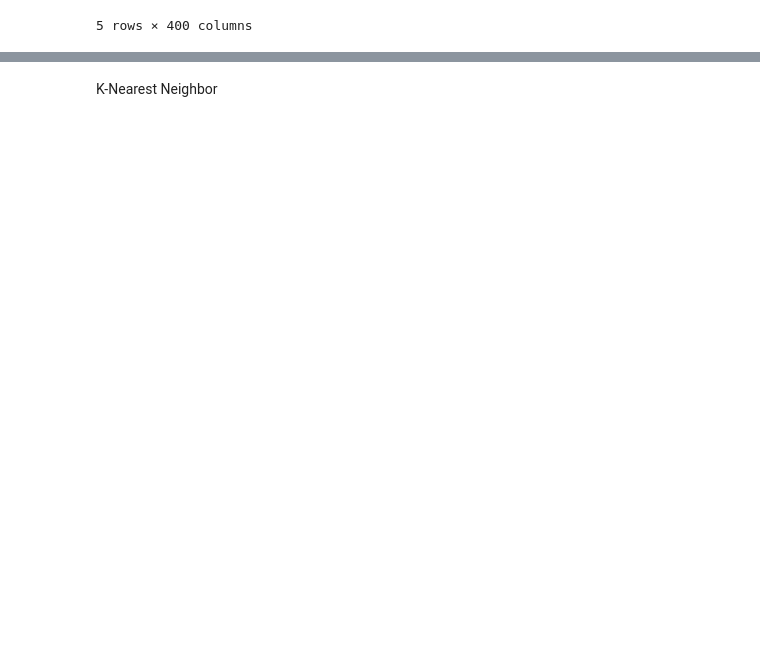
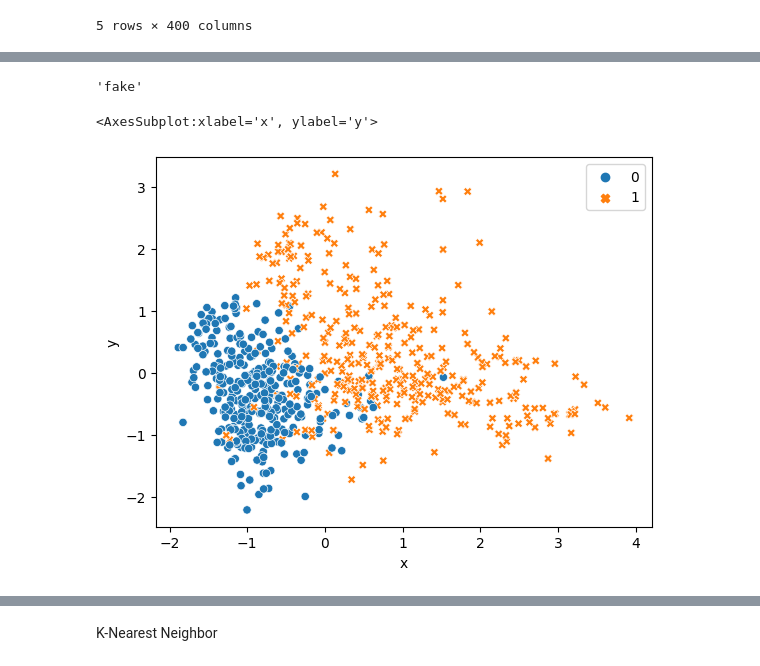
Before and after one commit to duychan/PBL6, a Jupyter notebook: pbl6.ipynb, the cells around one changed output, grey strips where cells are left out. Drawn from its saved outputs; the diff is of its cells as text; code cells hidden in the pictures; blank space fills up the shorter version.

```diff
--- a/pbl6.ipynb
+++ b/pbl6.ipynb
@@ -152,6 +293,6 @@ DataForML.head()
 # %%
-TargetVariable=DataForML.columns[-1]
-Predictors=DataForML.columns[:-1]
+TargetVariable=DataForML.columns[-2:]
+Predictors=DataForML.columns[:-2]
 
 X=DataForML[Predictors].values
 y=DataForML[TargetVariable].values
@@ -179,0 +327,5 @@ print(y_test.shape)
+# %%
+pca_breast = PCA(n_components=2)
+x_train_pca2 = pca_breast.fit_transform(X_train)
+# %%
+x_train_pca2_Df = pd.DataFrame(data = x_train_pca2, columns = ['x', 'y'])
@@ -179,0 +341,11 @@ print(y_test.shape)
+# %%
+y_train[0][0]
+# %% [output]
+'fake'
+# %%
+y_label=[]
+for i in y_train:
+    if i[0] =='fake':
+        y_label.append(0)
+    else:
+        y_label.append(1)
@@ -179,0 +354,6 @@ print(y_test.shape)
+# %%
+sns.scatterplot(x = x_train_pca2_Df.x, y=x_train_pca2_Df.y,
+               hue = y_label, style=y_label)
+# %% [output]
+<AxesSubplot:xlabel='x', ylabel='y'>
+[figure, added]
```
Also changed, not shown: parts of 81 cells of this notebook.
